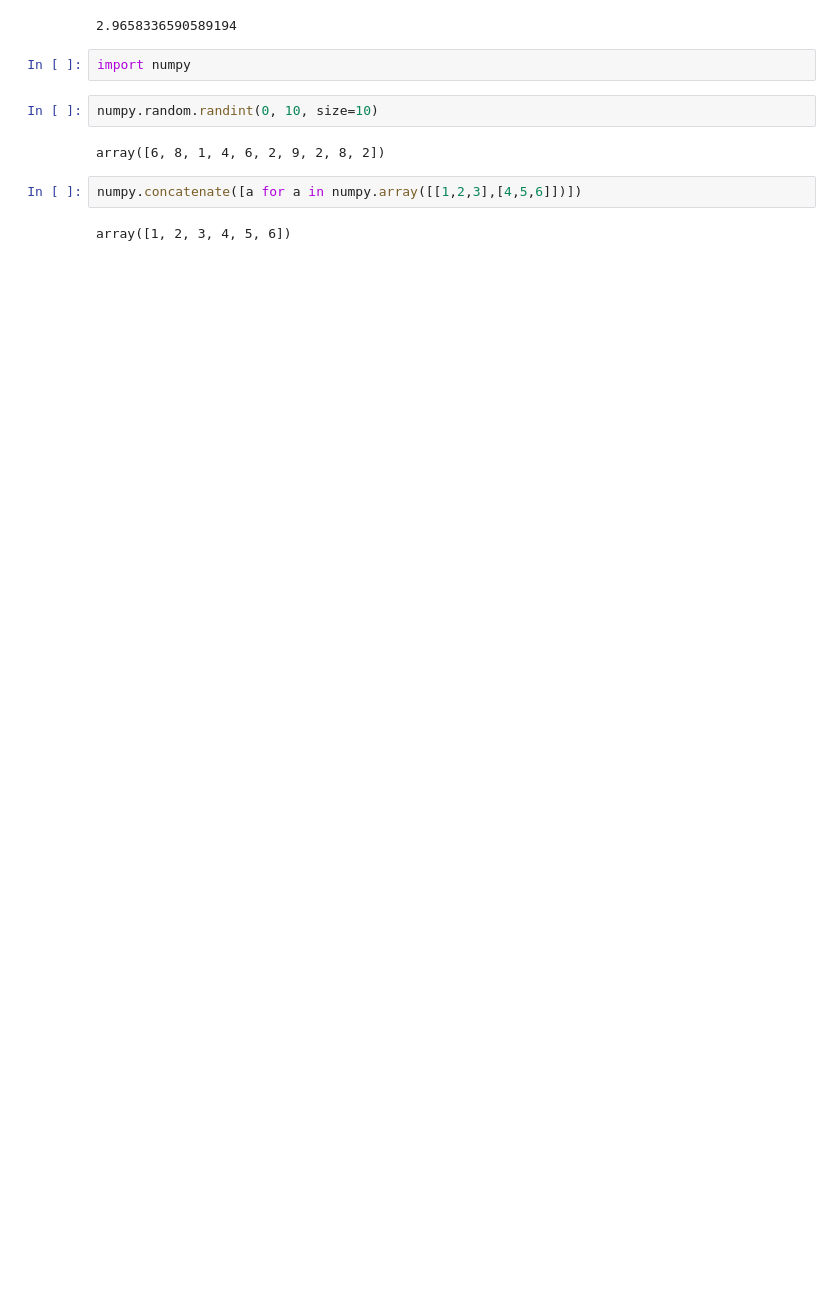
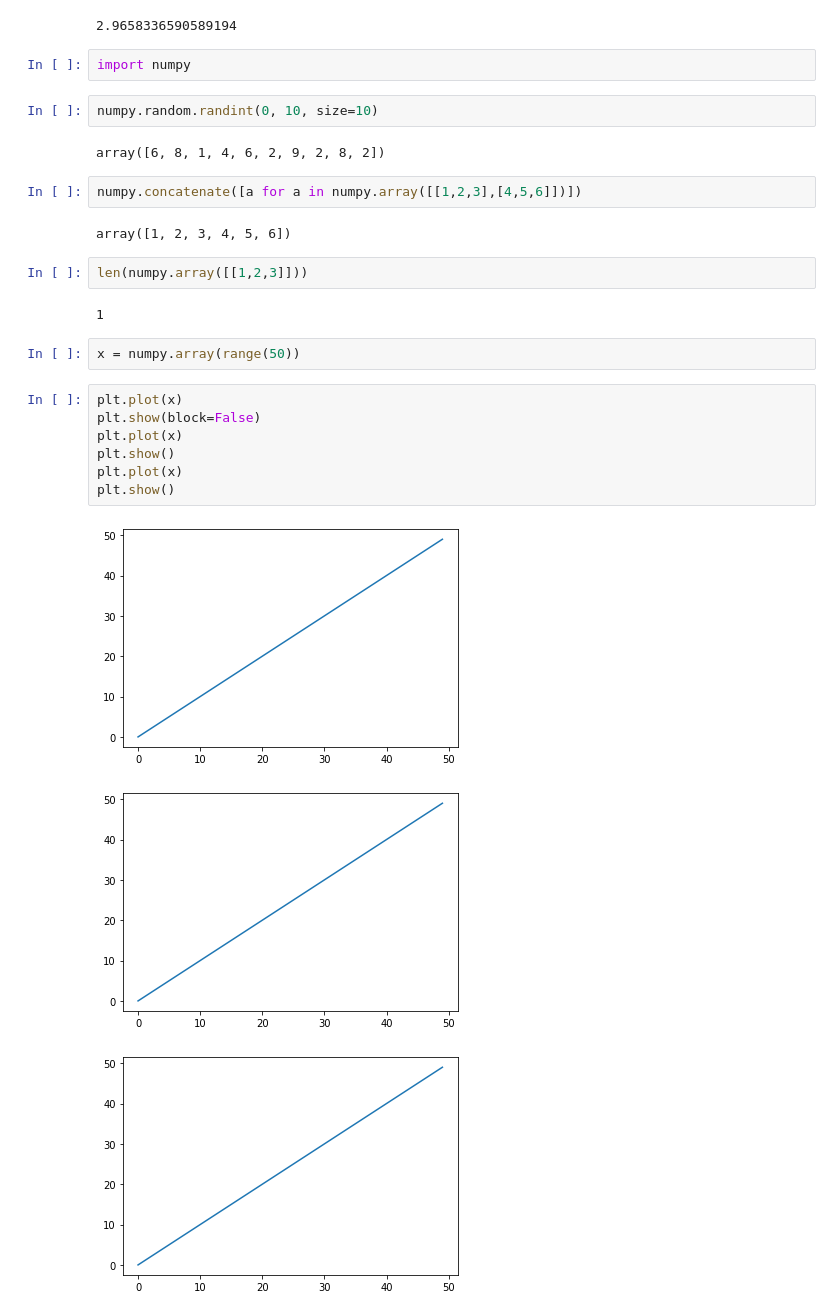
Before and after one commit to ChihChiu29/deep_learning, a Jupyter notebook: notebooks/new_learning/playground.ipynb, the cells around one changed output. Drawn from its saved outputs; the diff is of its cells as text; blank space fills up the shorter version.

```diff
--- a/notebooks/new_learning/playground.ipynb
+++ b/notebooks/new_learning/playground.ipynb
@@ -118,3 +118,20 @@ array([6, 8, 1, 4, 6, 2, 9, 2, 8, 2])
 numpy.concatenate([a for a in numpy.array([[1,2,3],[4,5,6]])])
 # %% [output]
 array([1, 2, 3, 4, 5, 6])
+# %%
+len(numpy.array([[1,2,3]]))
+# %% [output]
+1
+# %%
+x = numpy.array(range(50))
+# %%
+plt.plot(x)
+plt.show(block=False)
+plt.plot(x)
+plt.show()
+plt.plot(x)
+plt.show()
+# %% [output]
+[figure, added]
+[figure, added]
+[figure, added]
```
Also changed, not shown: 6 other files.
